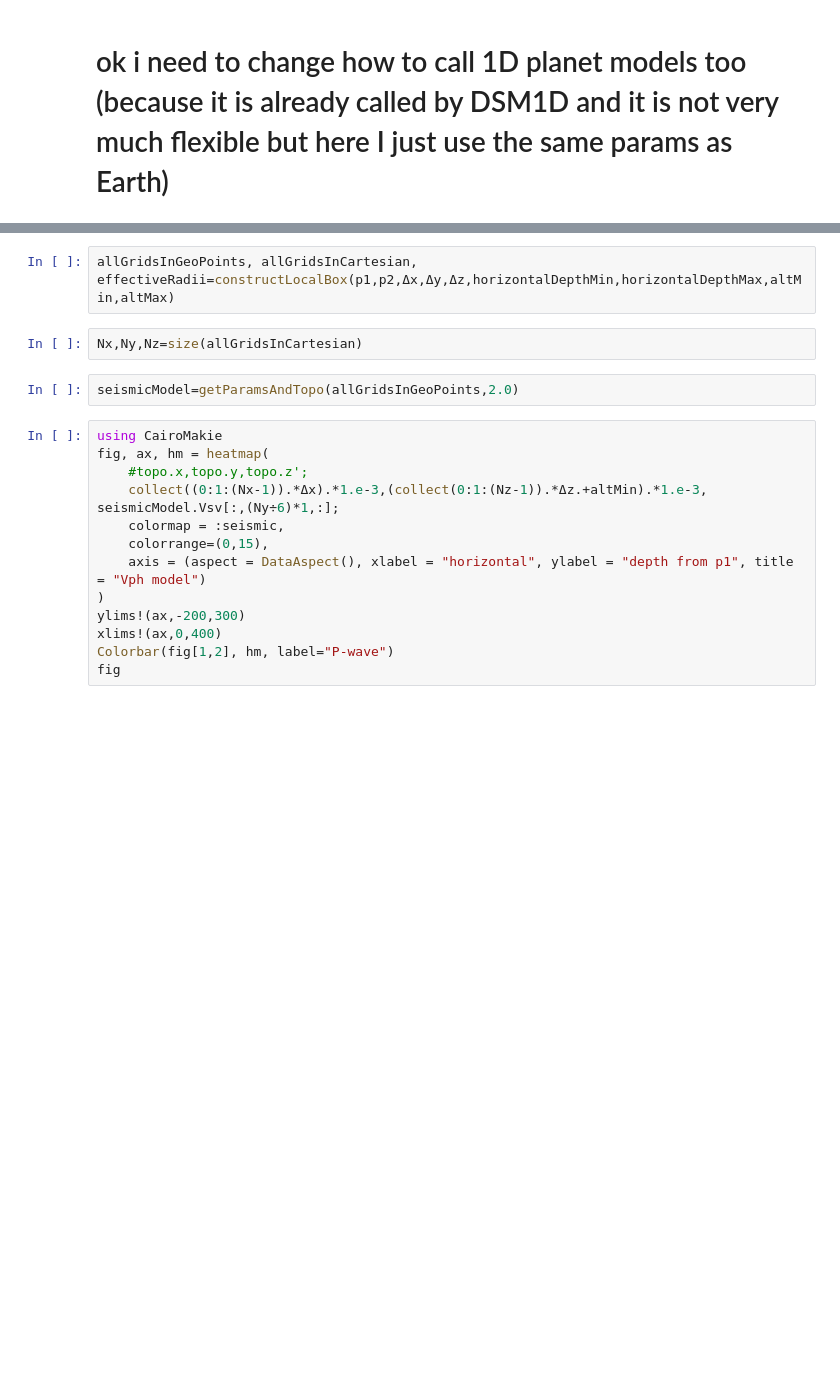
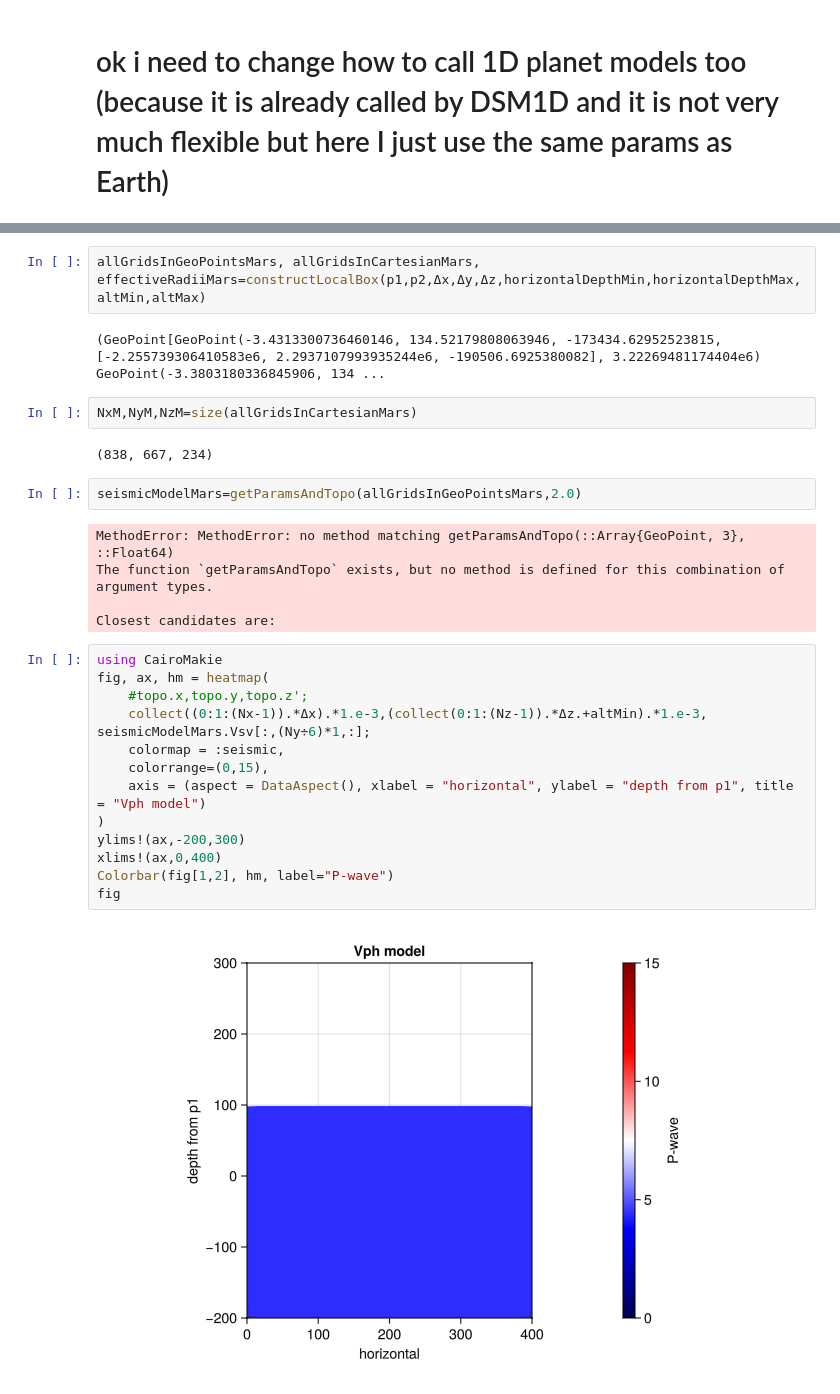
Before and after one commit to seismobassoon/flexOPT, a Jupyter notebook: myNotebooks/getRegionalBoxAndPropagate.ipynb, the cells around one changed output, grey strips where cells are left out. Saved outputs shown, nothing was run; the diff lists cells and outputs as text; blank space fills up the shorter version.

```diff
--- a/myNotebooks/getRegionalBoxAndPropagate.ipynb
+++ b/myNotebooks/getRegionalBoxAndPropagate.ipynb
@@ -204,19 +278,30 @@ altMin = -600.e3 # in metre
 # %%
-allGridsInGeoPoints, allGridsInCartesian, effectiveRadii=constructLocalBox(p1,p2,Δx,Δy,Δz,horizontalDepthMin,horizontalDepthMax,altMin,altMax)
+allGridsInGeoPointsMars, allGridsInCartesianMars, effectiveRadiiMars=constructLocalBox(p1,p2,Δx,Δy,Δz,horizontalDepthMin,horizontalDepthMax,altMin,altMax)
+# %% [output]
+(GeoPoint[GeoPoint(-3.4313300736460146, 134.52179808063946, -173434.62952523815, [-2.255739306410583e6, 2.2937107993935244e6, -190506.6925380082], 3.22269481174404e6) GeoPoint(-3.3803180336845906, 134 ...
 # %%
-Nx,Ny,Nz=size(allGridsInCartesian)
+NxM,NyM,NzM=size(allGridsInCartesianMars)
+# %% [output]
+(838, 667, 234)
 # %%
-seismicModel=getParamsAndTopo(allGridsInGeoPoints,2.0)
+seismicModelMars=getParamsAndTopo(allGridsInGeoPointsMars,2.0)
+# %% [output]
+MethodError: MethodError: no method matching getParamsAndTopo(::Array{GeoPoint, 3}, ::Float64)
+The function `getParamsAndTopo` exists, but no method is defined for this combination of argument types.
+
+Closest candidates are:
 # %%
 using CairoMakie
 fig, ax, hm = heatmap(
     #topo.x,topo.y,topo.z';
-    collect((0:1:(Nx-1)).*Δx).*1.e-3,(collect(0:1:(Nz-1)).*Δz.+altMin).*1.e-3, seismicModel.Vsv[:,(Ny÷6)*1,:];
+    collect((0:1:(Nx-1)).*Δx).*1.e-3,(collect(0:1:(Nz-1)).*Δz.+altMin).*1.e-3, seismicModelMars.Vsv[:,(Ny÷6)*1,:];
     colormap = :seismic,
     colorrange=(0,15),
     axis = (aspect = DataAspect(), xlabel = "horizontal", ylabel = "depth from p1", title = "Vph model")
 )
 ylims!(ax,-200,300)
 xlims!(ax,0,400)
 Colorbar(fig[1,2], hm, label="P-wave")
 fig
+# %% [output]
+[figure, added]
```
Also changed, not shown: parts of 26 cells of this notebook, 2 other files.
